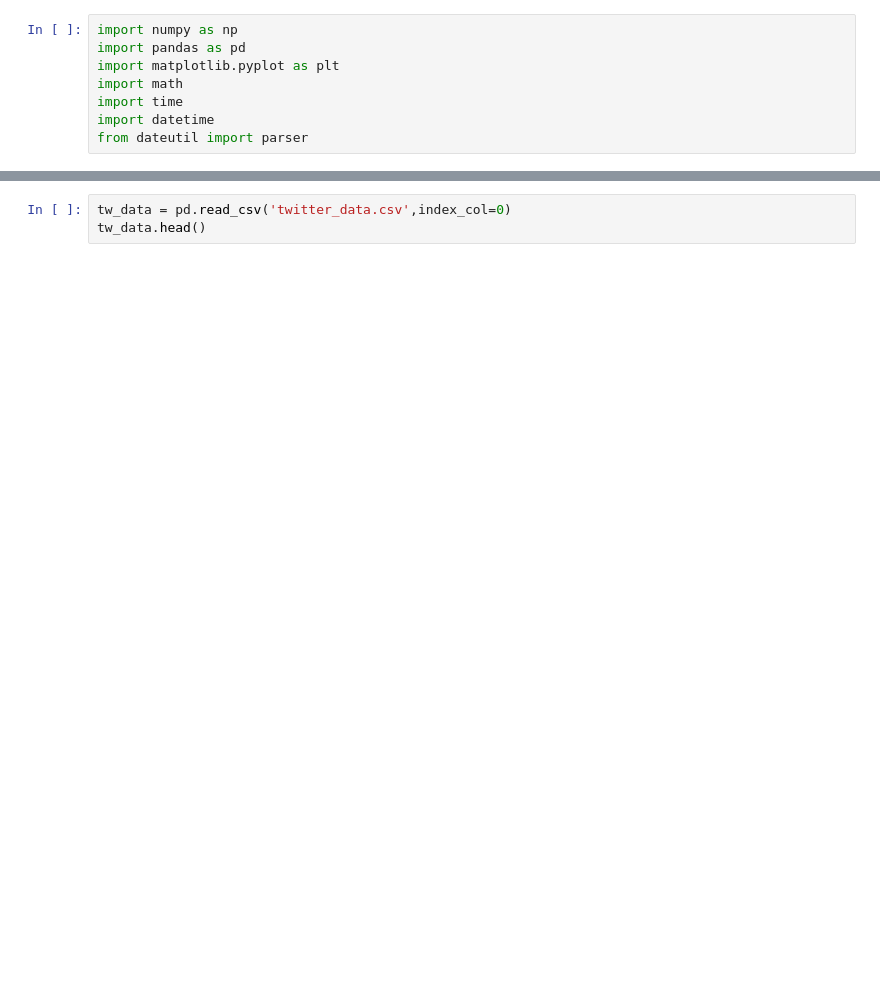
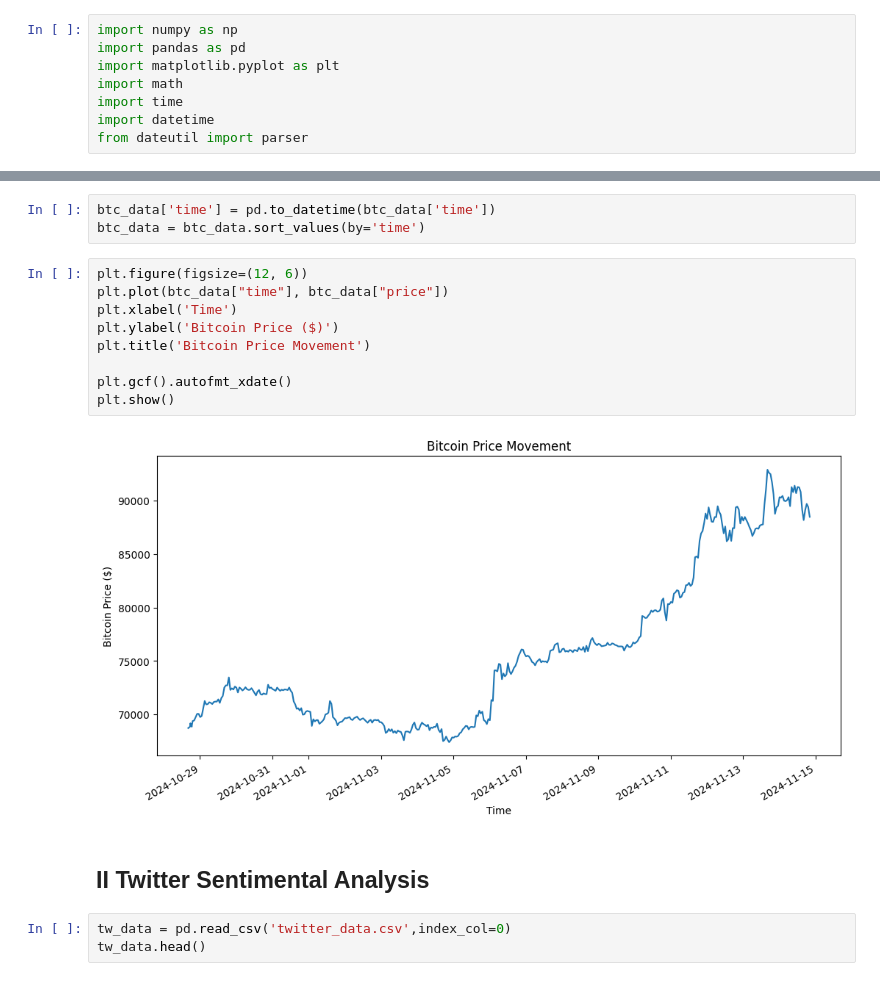
Before and after one commit to RubyQianru/Crypto-Price-and-Twitter-Sentimental-Analysis, a Jupyter notebook: main.ipynb, the cells around one changed output, grey strips where cells are left out. Saved outputs shown, nothing was run; the diff lists cells and outputs as text; blank space fills up the shorter version.

```diff
--- a/main.ipynb
+++ b/main.ipynb
@@ -9,3 +36,19 @@ from dateutil import parser
+# %%
+btc_data['time'] = pd.to_datetime(btc_data['time'])
+btc_data = btc_data.sort_values(by='time')
+# %%
+plt.figure(figsize=(12, 6))
+plt.plot(btc_data["time"], btc_data["price"])
+plt.xlabel('Time')
+plt.ylabel('Bitcoin Price ($)')
+plt.title('Bitcoin Price Movement')
+
+plt.gcf().autofmt_xdate()
+plt.show()
+# %% [output]
+[figure, added]
+# %% [markdown]
+## II Twitter Sentimental Analysis
 # %%
 tw_data = pd.read_csv('twitter_data.csv',index_col=0)
 tw_data.head()
```
Also changed, not shown: parts of 30 cells of this notebook, 4 other files.
